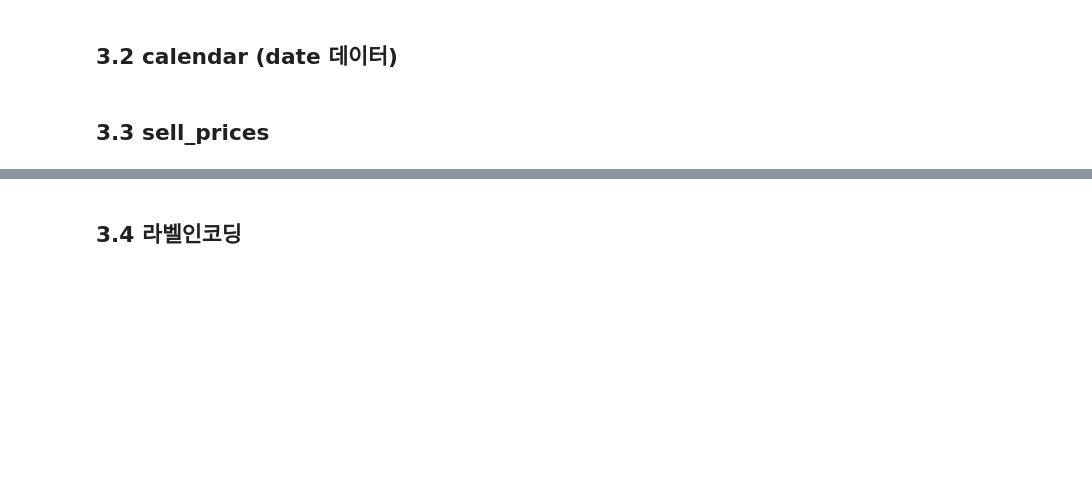
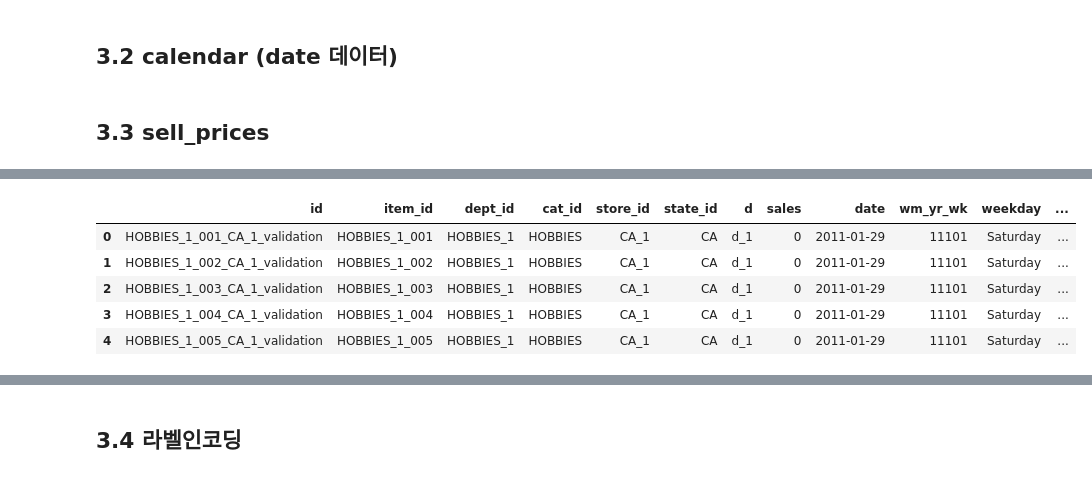
Before and after one commit to kongjeongbae/10_estimate_sales_of_walmart_retail_goods, a Jupyter notebook: baseline-val.ipynb, the cells around one changed output, grey strips where cells are left out. Drawn from its saved outputs; the diff is of its cells as text; code cells hidden in the pictures; blank space fills up the shorter version.

```diff
--- a/baseline-val.ipynb
+++ b/baseline-val.ipynb
@@ -122,0 +184,20 @@ train.head()
+# %%
+icols =  [
+            ['state_id'],
+            ['store_id'],
+            ['cat_id'],
+            ['dept_id'],
+            ['state_id', 'cat_id'],
+            ['state_id', 'dept_id'],
+            ['store_id', 'cat_id'],
+            ['store_id', 'dept_id'],
+            ['item_id'],
+            ['item_id', 'state_id'],
+            ['item_id', 'store_id']
+            ]
+
+for col in icols:
+    print('Encoding', col)
+    col_name = '_'+'_'.join(col)+'_'
+    all_df['enc'+col_name+'mean'] = all_df.groupby(col)['sales'].transform('mean').astype(np.float16)
+    all_df['enc'+col_name+'std'] = all_df.groupby(col)['sales'].transform('std').astype(np.float16)
@@ -122,0 +216,9 @@ train.head()
+# %%
+all_df.head()
+# %% [output]
+|  | id | item_id | dept_id | cat_id | store_id | state_id | d | sales | date | wm_yr_wk | weekday | ... |
+| 0 | HOBBIES_1_001_CA_1_validation | HOBBIES_1_001 | HOBBIES_1 | HOBBIES | CA_1 | CA | d_1 | 0 | 2011-01-29 | 11101 | Saturday | ... |
+| 1 | HOBBIES_1_002_CA_1_validation | HOBBIES_1_002 | HOBBIES_1 | HOBBIES | CA_1 | CA | d_1 | 0 | 2011-01-29 | 11101 | Saturday | ... |
+| 2 | HOBBIES_1_003_CA_1_validation | HOBBIES_1_003 | HOBBIES_1 | HOBBIES | CA_1 | CA | d_1 | 0 | 2011-01-29 | 11101 | Saturday | ... |
+| 3 | HOBBIES_1_004_CA_1_validation | HOBBIES_1_004 | HOBBIES_1 | HOBBIES | CA_1 | CA | d_1 | 0 | 2011-01-29 | 11101 | Saturday | ... |
+| 4 | HOBBIES_1_005_CA_1_validation | HOBBIES_1_005 | HOBBIES_1 | HOBBIES | CA_1 | CA | d_1 | 0 | 2011-01-29 | 11101 | Saturday | ... |
```
Also changed, not shown: parts of 23 cells of this notebook, 11 other files.
